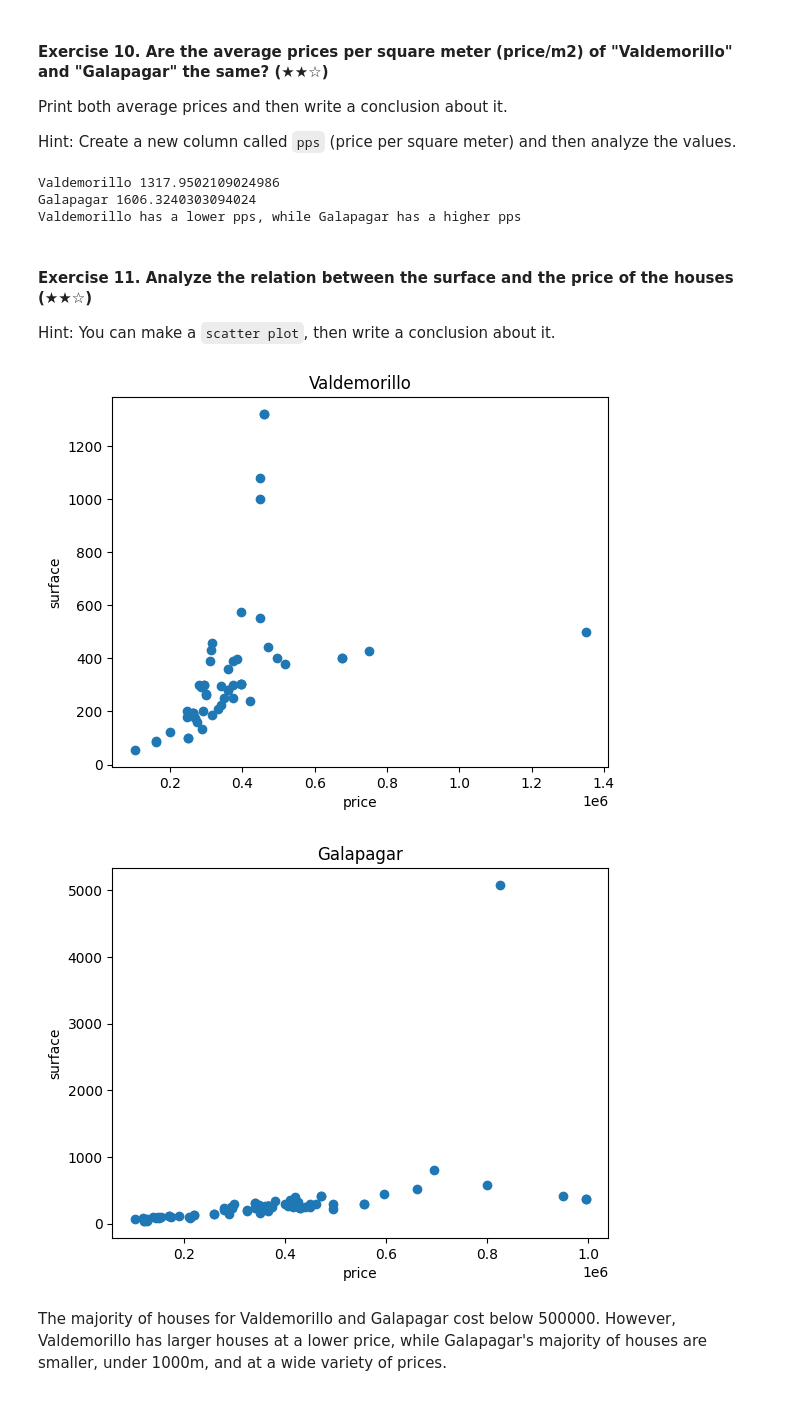
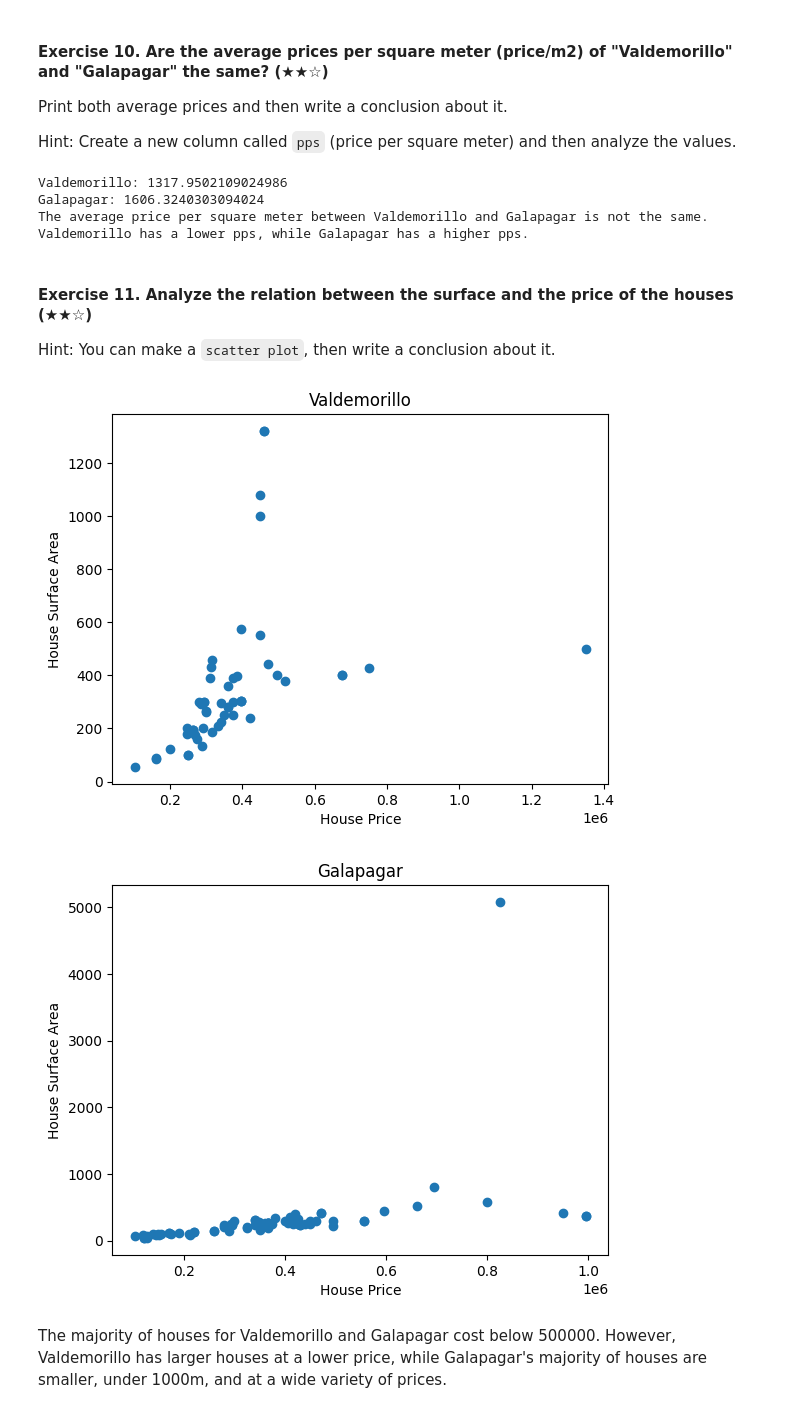
Before and after one commit to helloklow/realestate-datacleanup-exercise, a Jupyter notebook: project.ipynb, the cells around one changed output. Cells and saved outputs as stored; diff of their text form; code cells hidden in the pictures.

```diff
--- a/project.ipynb
+++ b/project.ipynb
@@ -150,11 +167,14 @@ The majority of houses fall between 200000 and 400000.
 
 Print both average prices and then write a conclusion about them.
 # %%
-places = ['Valdemorillo', 'Galapagar']
+# Set a list containing the places
+places = ["Valdemorillo", "Galapagar"]
 for p in places:
-    place_ds = ds[ds['level5'].isin([value for value in ds['level5'] if value == p])]
-    place_mean = place_ds['price'].mean()
-    print(p,place_mean)
+    # Filter the places based on name
+    place_ds = ds[ds["level5"].isin([p])]
+    # Look at the "price" column and calculate the mean price
+    place_mean = place_ds["price"].mean()
+    print(f"{p}: {place_mean}")
 
-print('Valdemorillo mean price is slightly higher than Galapager mean price')
+print("The average price between Valdemorillo and Galapagar is very close, but not the same. Valdemorillo's mean price is slightly higher than Galapager's mean price.")
 # %% [output]
@@ -168,34 +188,41 @@ Print both average prices and then write a conclusion about it.
 
 Hint: Create a new column called `pps` (price per square meter) and then analyze the values.
 # %%
-ds['pps'] = ds['price'] / ds['surface']
+# Add a column that calculates price per square meter to the ds
+ds["pps"] = ds["price"] / ds["surface"]
 for p in places:
-    place_ds = ds[ds['level5'].isin([value for value in ds['level5'] if value == p])]
-    place_pps = place_ds['pps'].mean()
-    print(p,place_pps)
+    # Filter the places based on name
+    place_ds = ds[ds["level5"].isin([p])]
+    # Look at the "pps" column and calculate the mean pps
+    place_pps = place_ds["pps"].mean()
+    print(f"{p}: {place_pps}")
 
-print('Valdemorillo has a lower pps, while Galapagar has a higher pps')
+print("The average price per square meter between Valdemorillo and Galapagar is not the same. Valdemorillo has a lower pps, while Galapagar has a higher pps.")
 # %% [output]
-Valdemorillo 1317.9502109024986
-Galapagar 1606.3240303094024
-Valdemorillo has a lower pps, while Galapagar has a higher pps
+Valdemorillo: 1317.9502109024986
+Galapagar: 1606.3240303094024
+The average price per square meter between Valdemorillo and Galapagar is not the same. Valdemorillo has a lower pps, while Galapagar has a higher pps.
 # %% [markdown]
 #### Exercise 11. Analyze the relation between the surface and the price of the houses (★★☆)
 
 Hint: You can make a `scatter plot`, then write a conclusion about it.
 # %%
 for p in places:
-    place_ds = ds[ds['level5'].isin([value for value in ds['level5'] if value == p])]
-    place_price = place_ds['price']
-    place_surface = place_ds['surface']
-    plt.scatter(place_price,place_surface)
-    plt.xlabel('price')
-    plt.ylabel('surface')
+    # Filter places based on name
+    place_ds = ds[ds["level5"].isin([p])]
+    # Filter the "price" column
+    place_price = place_ds["price"]
+    # Filter the "surface" column
+    place_surface = place_ds["surface"]
+    # Create a scatter plot using the price and surface data
+    plt.scatter(place_price, place_surface)
+    plt.xlabel("House Price")
+    plt.ylabel("House Surface Area")
     plt.title(p)
     plt.show()
 # %% [output]
-[figure, old version]
+[figure, new version]
-[figure, old version]
+[figure, new version]
 # %% [markdown]
 The majority of houses for Valdemorillo and Galapagar cost below 500000. However, Valdemorillo has larger houses at a lower price, while Galapagar's majority of houses are smaller, under 1000m, and at a wide variety of prices.
 # %% [markdown]
```
Also changed, not shown: parts of 22 cells of this notebook, 1 other file.
